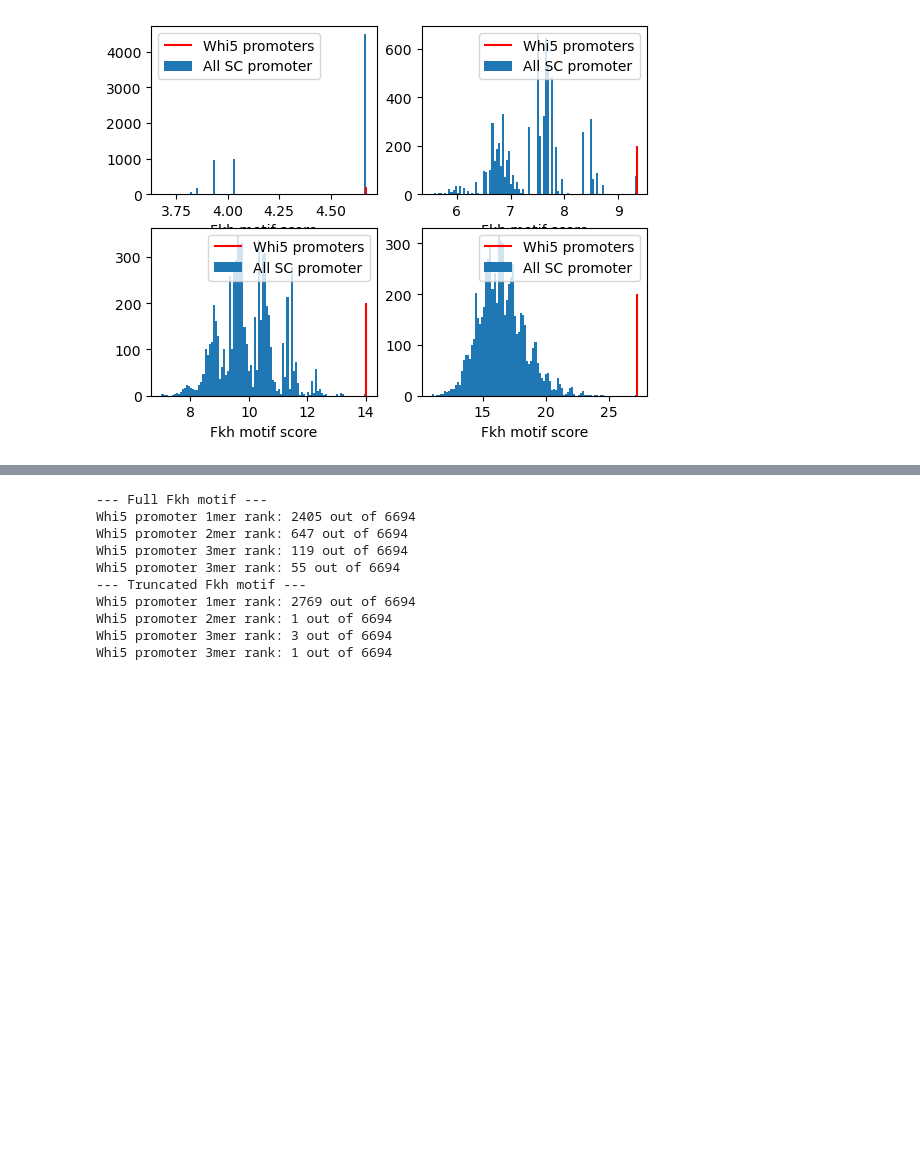
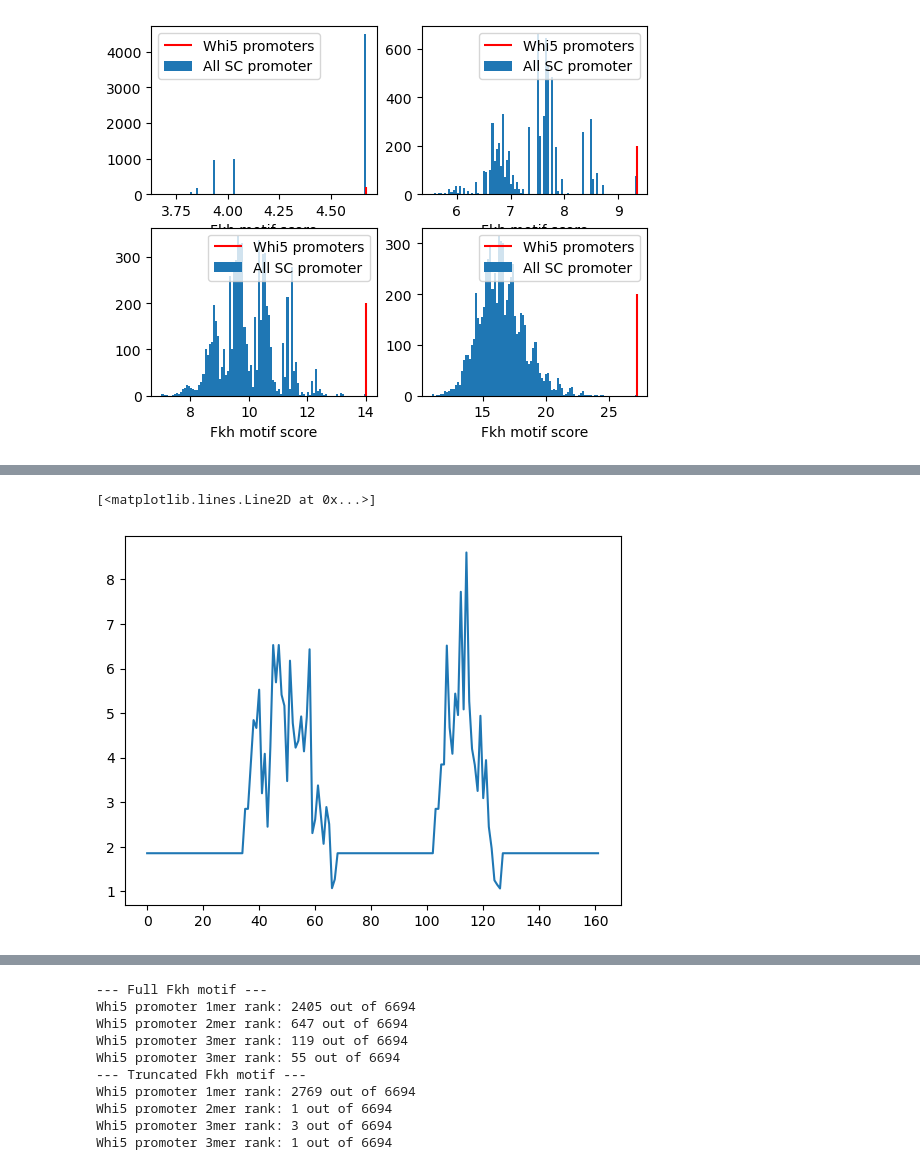
Before and after one commit to skotheimlab/fkh_concatemer_analysis, a Jupyter notebook: fkh_binding_site_on_scg.ipynb, the cells around one changed output, grey strips where cells are left out. Cells and saved outputs as stored; diff of their text form; code cells hidden in the pictures; blank space fills up the shorter version.

```diff
--- a/fkh_binding_site_on_scg.ipynb
+++ b/fkh_binding_site_on_scg.ipynb
@@ -313,3 +301,14 @@ plt.savefig(path.join(dirname,'truncated_fkh_nmer_scores_binned.eps'),format='ep
+# %%
+r = get_pswm_score_fast(seq=promoters['YHR199C'][:].seq,mat=pd.concat((Fkh,Fkh)))
+I = r.argmax()
+# plt.plot(r); plt.vlines(x=I,ymin=0,ymax=9,color='r')
+
+promoters['YHR199C'][int(I) - 10:int(I) + 10].seq
+r = get_pswm_score_fast(seq='GGGGGGGGGGGGGGGGGGGGGGGGGGGGGGGGGGGGGGGGGGGGGGGGAAAACTGATCGAAAATATTAGGGGGGGGGGGGGGGGGGGGGGGGGGGGGGGGGGGGGGGGGGGGGGGGAAACAAAACACGGGGGGGGGGGGGGGGGGGGGGGGGGGGGGGGGGGGGGGGGGGGGGGG',mat=pd.concat((Fkh,Fkh)))
+plt.plot(r)
+# %% [output]
+[<matplotlib.lines.Line2D at 0x...>]
+[figure, added]
 # %%
 from pyfaidx import Fasta
 
```
Also changed, not shown: parts of 8 cells of this notebook, 1 other file.
